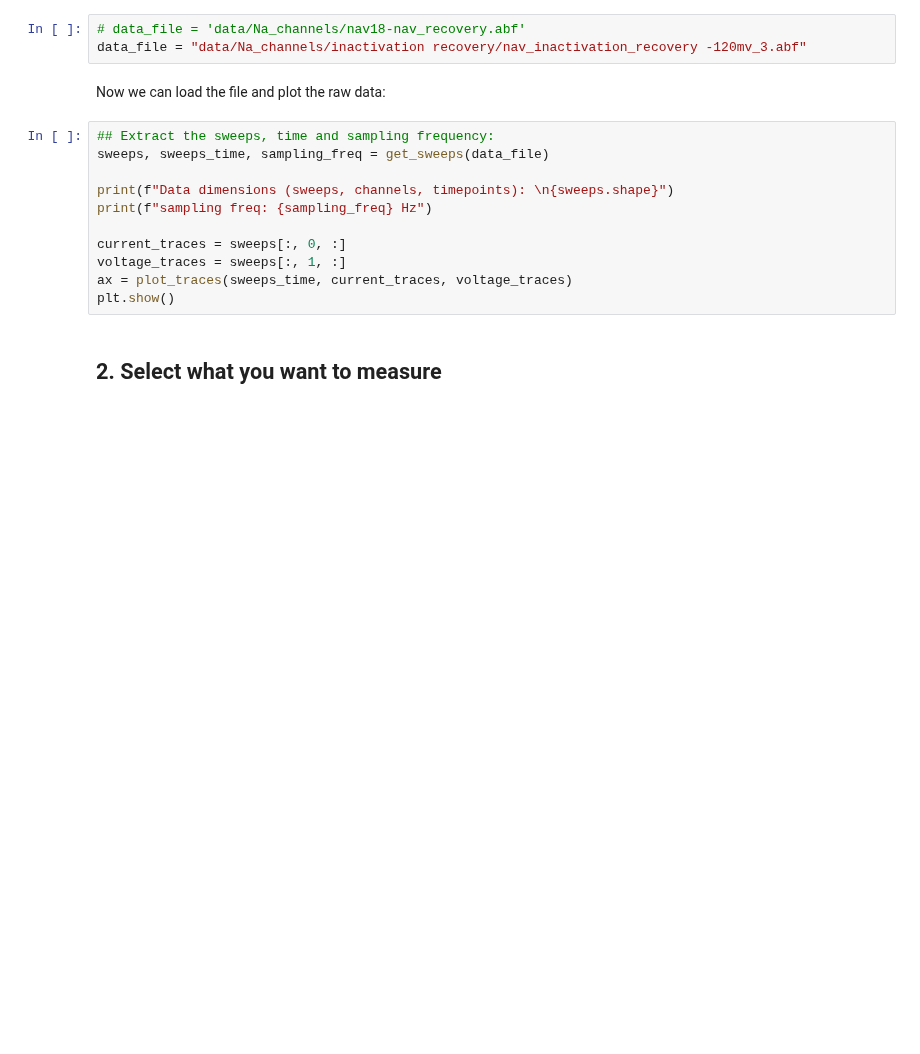
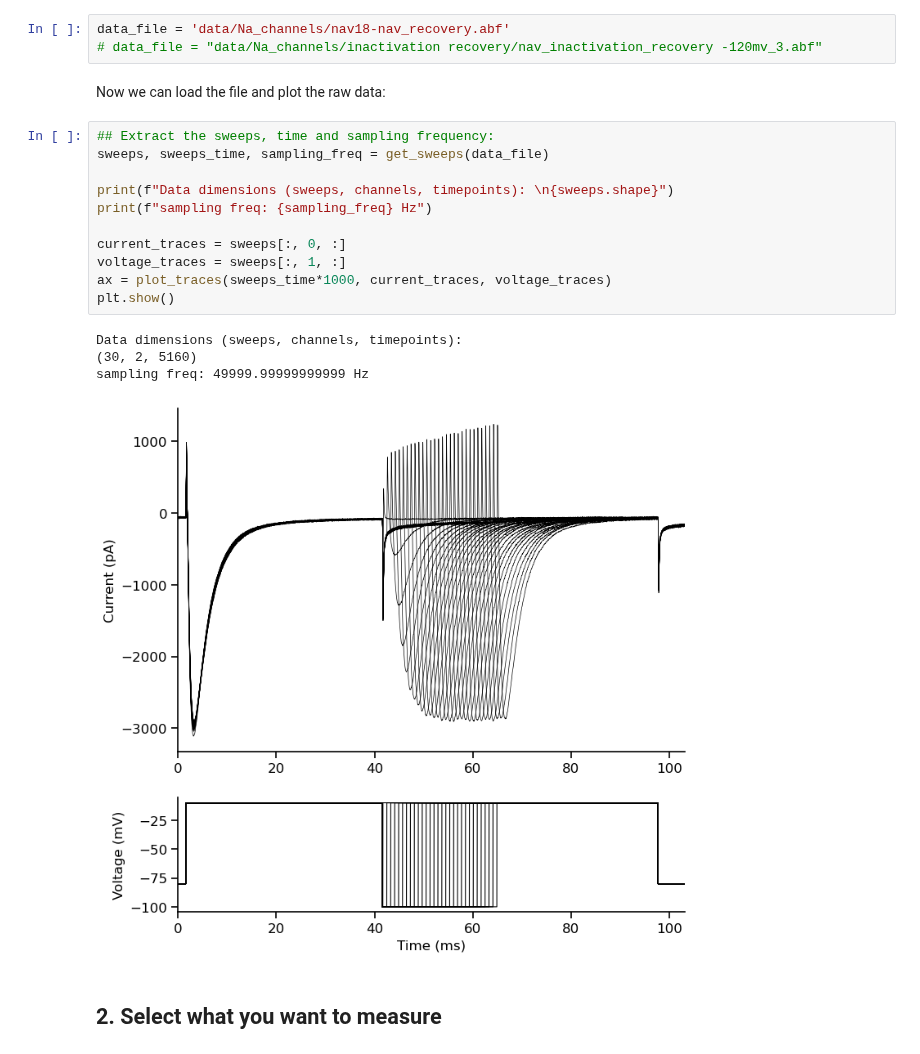
Before and after one commit to argalloni/CSHL_IonChannels2025, a Jupyter notebook: CSHL 3 - Na recovery.ipynb, the cells around one changed output. Drawn from its saved outputs; the diff is of its cells as text; blank space fills up the shorter version.

Commit message:
fixed errors in Na recovery analysis

```diff
--- a/CSHL 3 - Na recovery.ipynb
+++ b/CSHL 3 - Na recovery.ipynb
@@ -27,21 +43,26 @@ if len(glob(data_folder+"/*/")) > 0:
 # %% [markdown]
 Choose which file you want to analyze and past the file name here:
 # %%
-# data_file = 'data/Na_channels/nav18-nav_recovery.abf'
-data_file = "data/Na_channels/inactivation recovery/nav_inactivation_recovery -120mv_3.abf"
+data_file = 'data/Na_channels/nav18-nav_recovery.abf'
+# data_file = "data/Na_channels/inactivation recovery/nav_inactivation_recovery -120mv_3.abf"
 # %% [markdown]
 Now we can load the file and plot the raw data:
 # %%
 ## Extract the sweeps, time and sampling frequency:
 sweeps, sweeps_time, sampling_freq = get_sweeps(data_file)
 
 print(f"Data dimensions (sweeps, channels, timepoints): \n{sweeps.shape}")
 print(f"sampling freq: {sampling_freq} Hz")
 
 current_traces = sweeps[:, 0, :]
 voltage_traces = sweeps[:, 1, :]
-ax = plot_traces(sweeps_time, current_traces, voltage_traces)
+ax = plot_traces(sweeps_time*1000, current_traces, voltage_traces)
 plt.show()
+# %% [output]
+Data dimensions (sweeps, channels, timepoints):
+(30, 2, 5160)
+sampling freq: 49999.99999999999 Hz
+[figure, added]
 # %% [markdown]
 ## 2. Select what you want to measure
 # %% [markdown]
```
Also changed, not shown: parts of 9 cells of this notebook, 2 other files.
